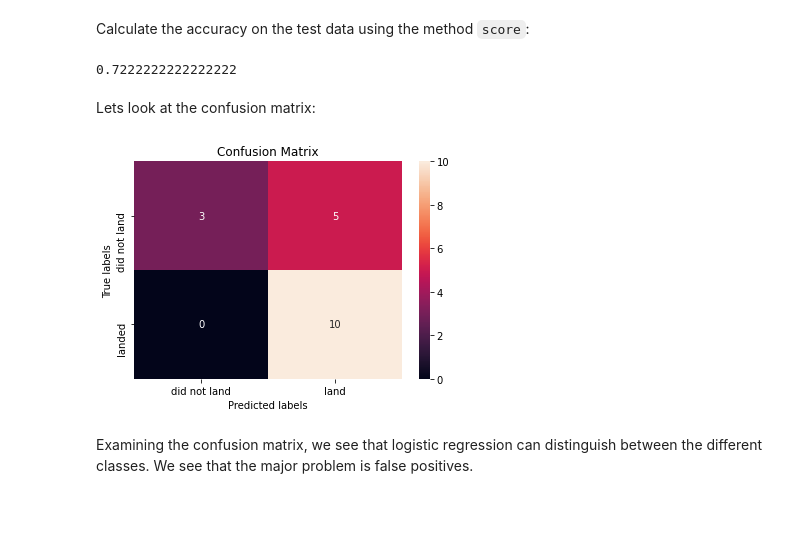
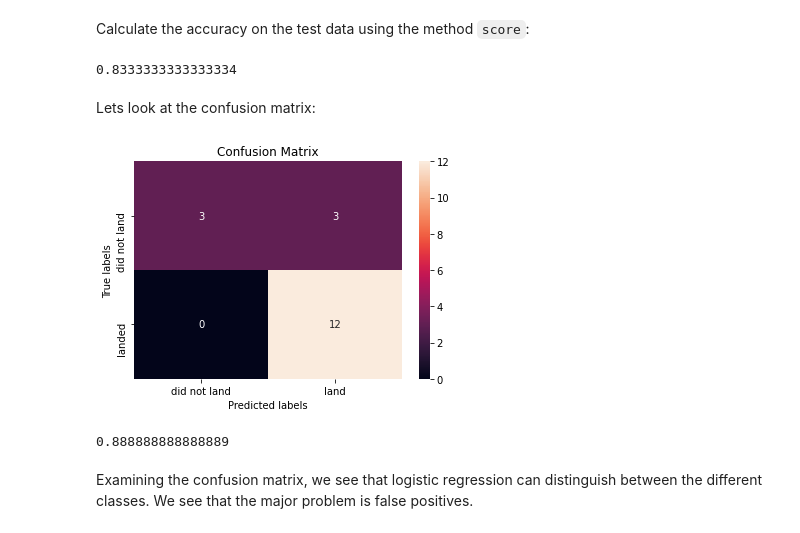
Before and after one commit to KarenHuynh1808/Applied-Data-Science-Capstone, a Jupyter notebook: ML Prediction.ipynb, the cells around one changed output. Drawn from its saved outputs; the diff is of its cells as text; code cells hidden in the pictures.

```diff
--- a/ML Prediction.ipynb
+++ b/ML Prediction.ipynb
@@ -181,21 +182,24 @@ accuracy : 0.8357142857142857
 # %% [markdown]
 Calculate the accuracy on the test data using the method <code>score</code>:
 # %%
-best_lr = LogisticRegression(C = 0.01, penalty = 'l2', solver = 'lbfgs')
-best_lr.fit(X_train, y_train)
-loggregscore = best_lr.score(X_test,y_test)
+#best_lr = LogisticRegression(C = 0.01, penalty = 'l2', solver = 'lbfgs')
+#logreg_cv.fit(X_train, y_train)
+loggregscore = logreg_cv.score(X_test,y_test)
 loggregscore
 # %% [output]
-0.7222222222222222
+0.8333333333333334
 # %% [markdown]
 Lets look at the confusion matrix:
 # %%
-yhat=best_lr.predict(X_test)
+yhat=logreg_cv.predict(X_test)
 plot_confusion_matrix(y_test,yhat)
 # %% [output]
-[figure, old version]
+[figure, new version]
 # %%
 logreg_f1_score = f1_score(y_test, yhat)
+logreg_f1_score
+# %% [output]
+0.888888888888889
 # %% [markdown]
 Examining the confusion matrix, we see that logistic regression can distinguish between the different classes.  We see that the major problem is false positives.
 # %% [markdown]
```
Also changed, not shown: parts of 15 cells of this notebook.
